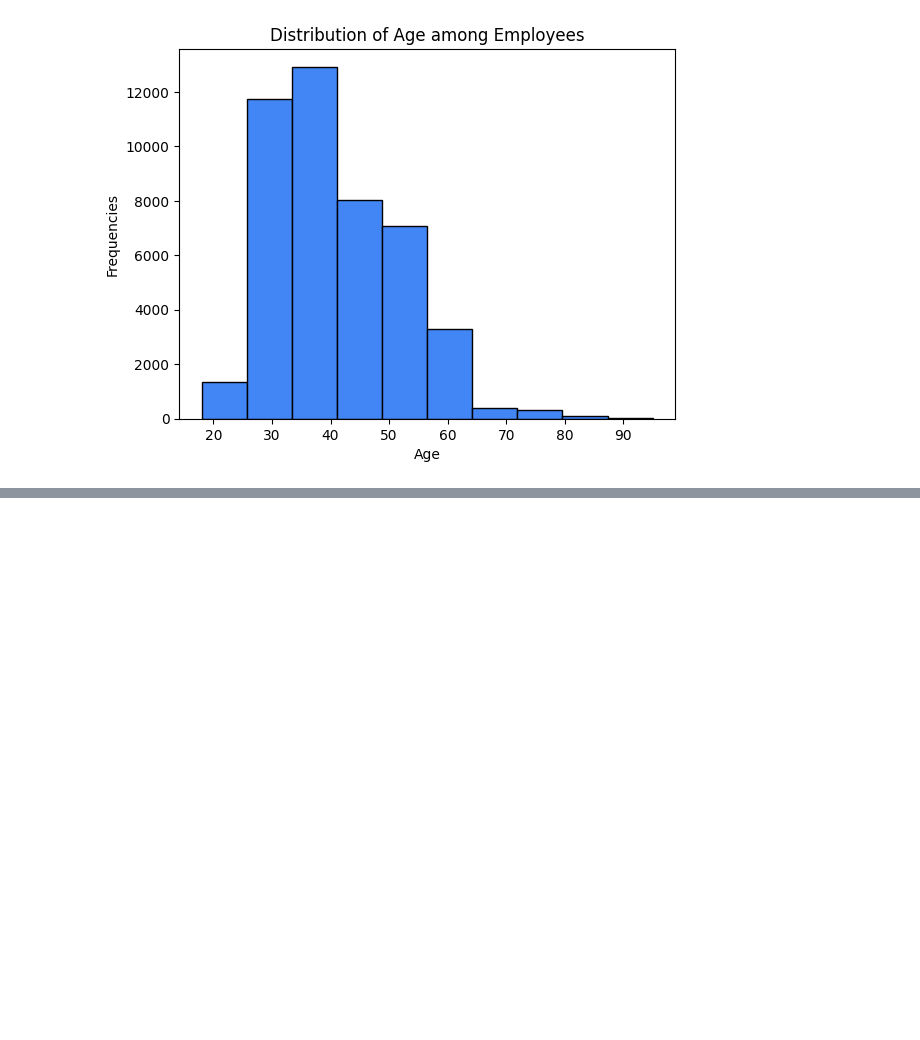
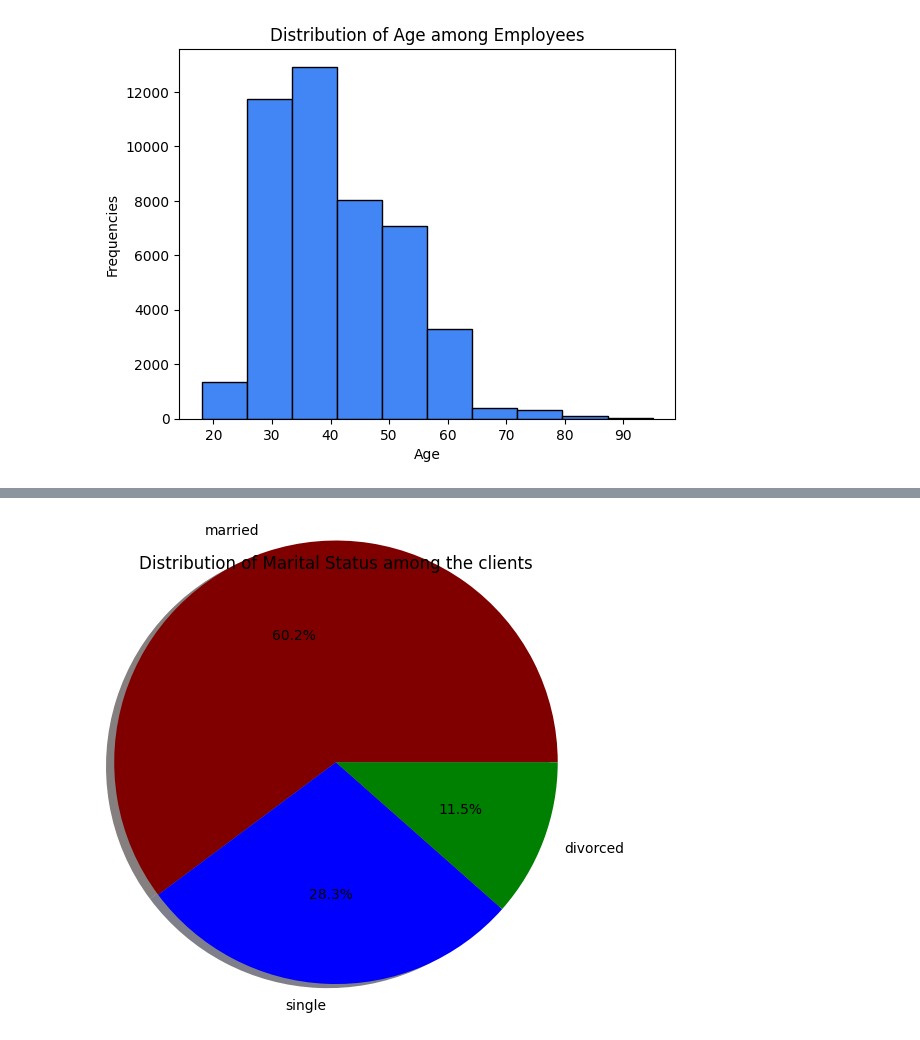
Before and after one commit to devdharaiya/Coding, a Jupyter notebook: Finlatics/Project 1.ipynb, the cells around one changed output, grey strips where cells are left out. Cells and saved outputs as stored; diff of their text form; code cells hidden in the pictures; blank space fills up the shorter version.

```diff
--- a/Finlatics/Project 1.ipynb
+++ b/Finlatics/Project 1.ipynb
@@ -19,0 +28,6 @@ pie = plt.pie(job_counts, labels= job_counts.index)
+# %%
+marital_counts = df['marital_status'].value_counts()
+plt.title('Distribution of Marital Status among the clients')
+pie = plt.pie(marital_counts, labels=marital_counts.index, autopct='%1.1f%%', shadow={'ox': -0.04, 'edgecolor': 'none', 'shade': 0.9}, radius=1.5, colors=['maroon', 'blue', 'green'])
+# %% [output]
+[figure, added]
```
Also changed, not shown: parts of 4 cells of this notebook.
